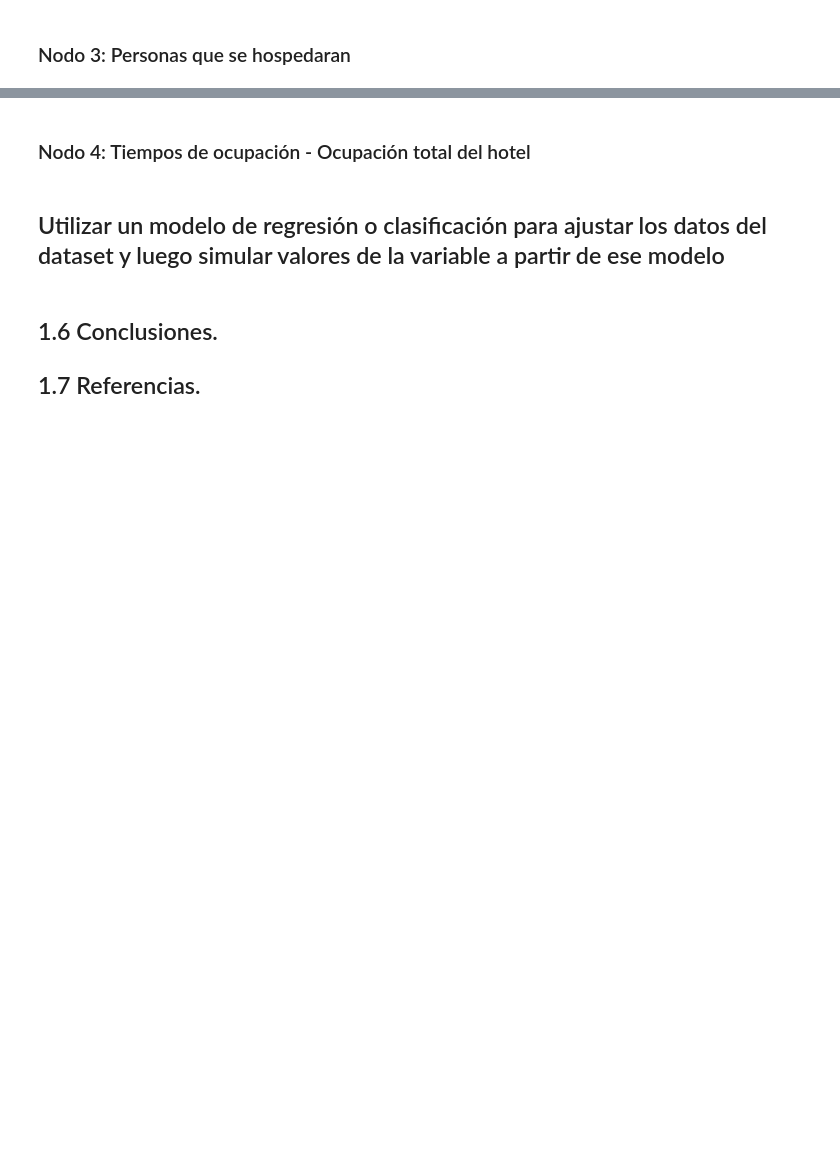
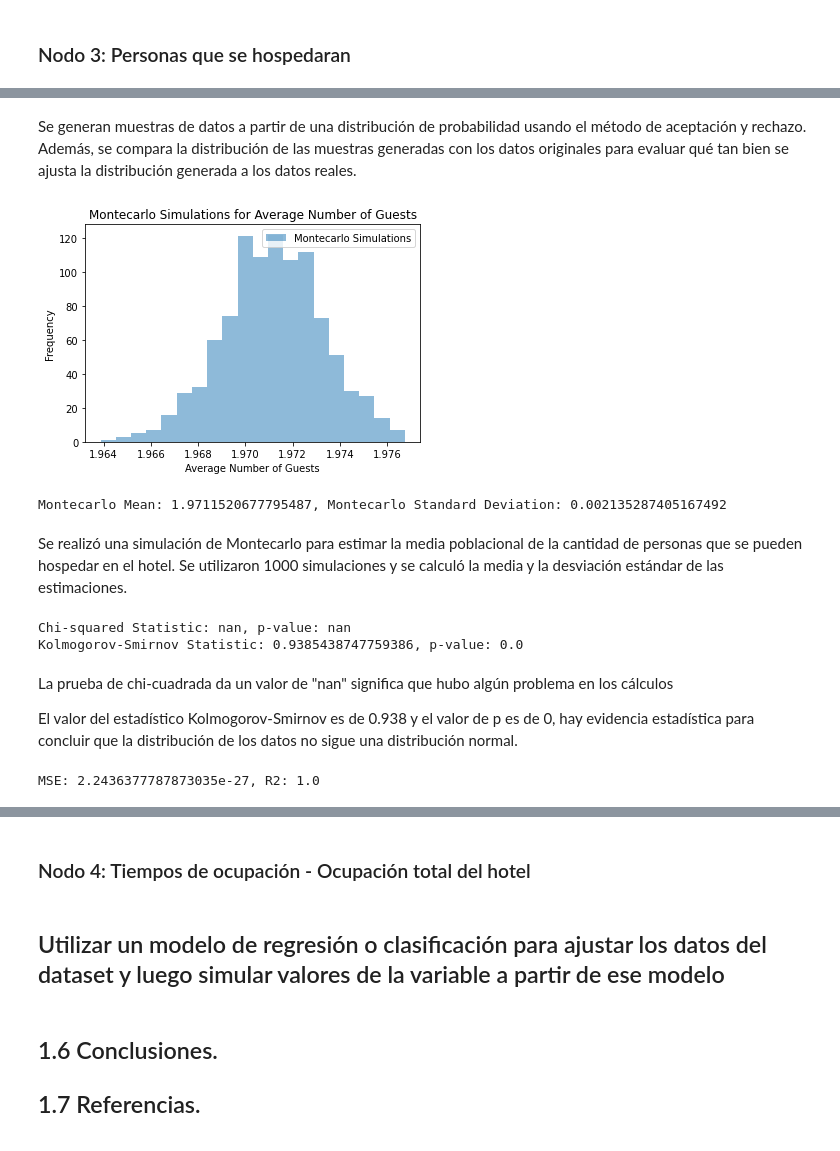
Before and after one commit to Karim1601/Simulacion_Proyecto_PenaH_ValadezM_DegolladoJ, a Jupyter notebook: ProyectoModulo1_PeñaN1_ValadezN2_DegolladoN3.ipynb, the cells around one changed output, grey strips where cells are left out. Drawn from its saved outputs; the diff is of its cells as text; code cells hidden in the pictures; blank space fills up the shorter version.

```diff
--- a/ProyectoModulo1_PeñaN1_ValadezN2_DegolladoN3.ipynb
+++ b/ProyectoModulo1_PeñaN1_ValadezN2_DegolladoN3.ipynb
@@ -735,0 +675,68 @@ print("Desviación estándar de la predicción de adults:", desv_prediccion)
+# %% [markdown]
+Se  generan muestras de datos a partir de una distribución de probabilidad usando el método de aceptación y rechazo. Además, se compara la distribución de las muestras generadas con los datos originales para evaluar qué tan bien se ajusta la distribución generada a los datos reales.
+# %%
+# Montecarlo
+def montecarlo_simulation(data, n_simulations):
+    estimations = []
+    for _ in range(n_simulations):
+        sample = data.sample(frac=1, replace=True)
+        estimations.append(sample.mean())
+    return estimations
+
+n_simulations = 1000
+montecarlo_results = montecarlo_simulation(data['total_personas'], n_simulations)
+
+plt.hist(montecarlo_results, bins=20, alpha=0.5, label='Montecarlo Simulations')
+plt.title("Montecarlo Simulations for Average Number of Guests")
+plt.xlabel("Average Number of Guests")
+plt.ylabel("Frequency")
+plt.legend()
+plt.show()
+
+montecarlo_mean = np.mean(montecarlo_results)
+montecarlo_std = np.std(montecarlo_results)
+print(f"Montecarlo Mean: {montecarlo_mean}, Montecarlo Standard Deviation: {montecarlo_std}")
+# %% [output]
+[figure, added]
+Montecarlo Mean: 1.9711520677795487, Montecarlo Standard Deviation: 0.002135287405167492
+# %% [markdown]
+Se realizó una simulación de Montecarlo para estimar la media poblacional de la cantidad de personas que se pueden hospedar en el hotel. Se utilizaron 1000 simulaciones y se calculó la media y la desviación estándar de las estimaciones.
+# %%
+# Prueba de chi cuadrada y kolmogorov
+def calculate_expected_frequencies(data, bins):
+    _, bin_edges = np.histogram(data, bins=bins)
+    freqs = stats.norm.cdf(bin_edges, loc=data.mean(), scale=data.std())
+    expected_frequencies = np.diff(freqs) * len(data)
+    return expected_frequencies
+
+observed_frequencies, bin_edges = np.histogram(samples, bins=20)
+expected_frequencies = calculate_expected_frequencies(data[column], bins=20)
+
+chi2_statistic, chi2_p_value = stats.chisquare(observed_frequencies, expected_frequencies)
+print(f"Chi-squared Statistic: {chi2_statistic}, p-value: {chi2_p_value}")
+
+ks_statistic, ks_p_value = stats.kstest(samples, 'norm', args=(data[column].mean(), data[column].std()))
+print(f"Kolmogorov-Smirnov Statistic: {ks_statistic}, p-value: {ks_p_value}")
+# %% [output]
+Chi-squared Statistic: nan, p-value: nan
+Kolmogorov-Smirnov Statistic: 0.9385438747759386, p-value: 0.0
+# %% [markdown]
+La prueba de chi-cuadrada da un valor de "nan" significa que hubo algún problema en los cálculos
+
+El valor del estadístico Kolmogorov-Smirnov es de 0.938 y el valor de p es de 0, hay evidencia estadística para concluir que la distribución de los datos no sigue una distribución normal.
+# %%
+# Regresión lineal
+X = data[['children', 'babies', 'adults']]
+y = data['total_personas']
+X_train, X_test, y_train, y_test = train_test_split(X, y, test_size=0.2, random_state=42)
+
+reg = LinearRegression()
+reg.fit(X_train, y_train)
+
+y_pred = reg.predict(X_test)
+
+mse = mean_squared_error(y_test, y_pred)
+r2 = r2_score(y_test, y_pred)
+print(f"MSE: {mse}, R2: {r2}")
+# %% [output]
+MSE: 2.2436377787873035e-27, R2: 1.0
```
Also changed, not shown: parts of 67 cells of this notebook.
